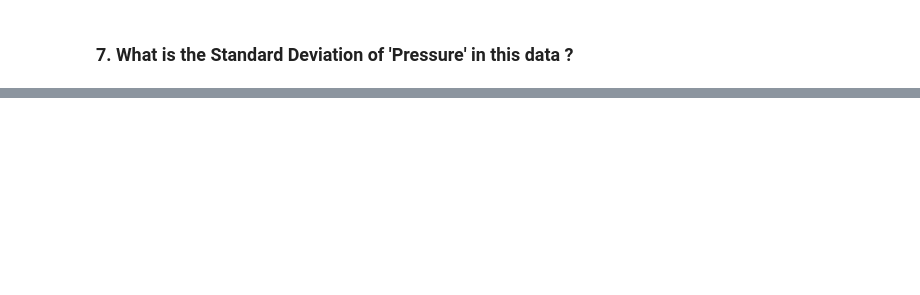
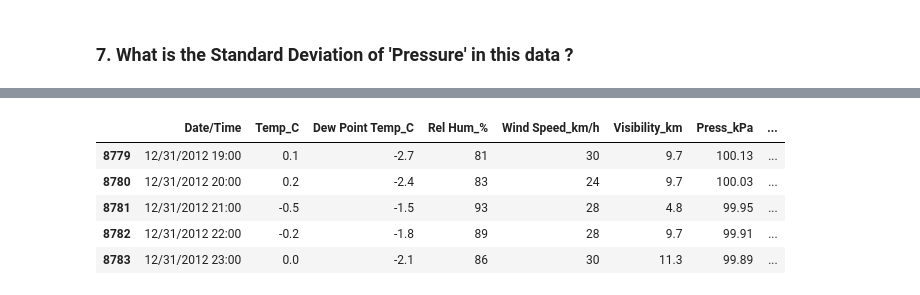
Before and after one commit to aimanhaziqmy/Data-analytics-weather-dataset, a Jupyter notebook: Weather_dataset.ipynb, the cells around one changed output, grey strips where cells are left out. Saved outputs shown, nothing was run; the diff lists cells and outputs as text; code cells hidden in the pictures; blank space fills up the shorter version.

```diff
--- a/Weather_dataset.ipynb
+++ b/Weather_dataset.ipynb
@@ -310,0 +406,10 @@ dtype: int64
+# %%
+# str.contains()
+data[data['Weather Condition'].str.contains('Snow')]
+# %% [output]
+|  | Date/Time | Temp_C | Dew Point Temp_C | Rel Hum_% | Wind Speed_km/h | Visibility_km | Press_kPa | ... |
+| 8779 | 12/31/2012 19:00 | 0.1 | -2.7 | 81 | 30 | 9.7 | 100.13 | ... |
+| 8780 | 12/31/2012 20:00 | 0.2 | -2.4 | 83 | 24 | 9.7 | 100.03 | ... |
+| 8781 | 12/31/2012 21:00 | -0.5 | -1.5 | 93 | 28 | 4.8 | 99.95 | ... |
+| 8782 | 12/31/2012 22:00 | -0.2 | -1.8 | 89 | 28 | 9.7 | 99.91 | ... |
+| 8783 | 12/31/2012 23:00 | 0.0 | -2.1 | 86 | 30 | 11.3 | 99.89 | ... |
```
Also changed, not shown: parts of 18 cells of this notebook.
